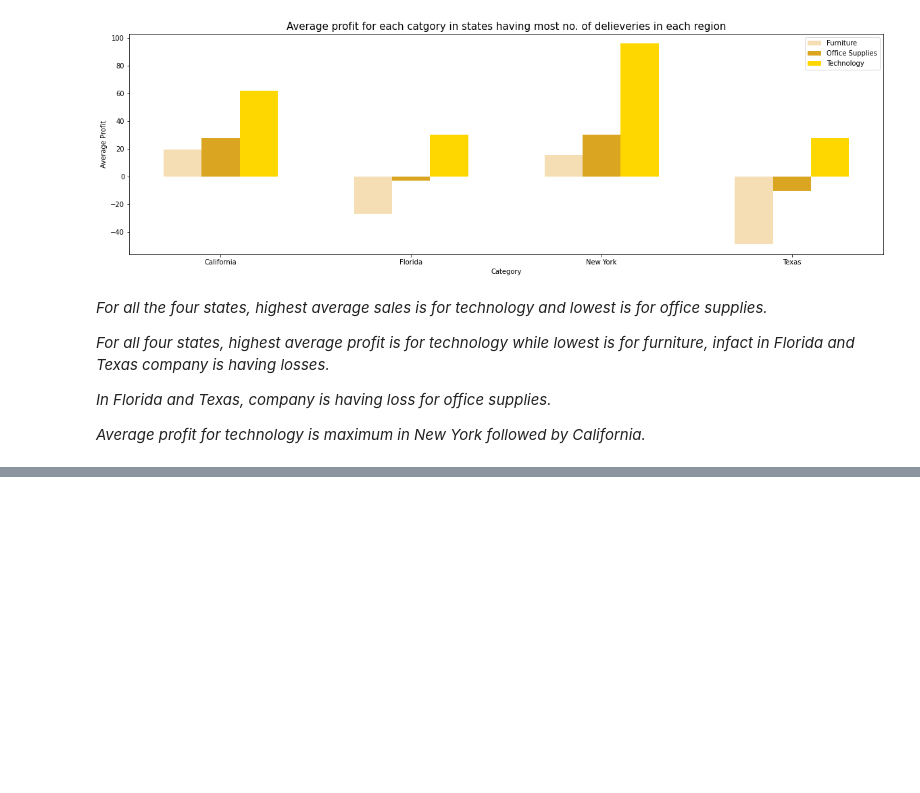
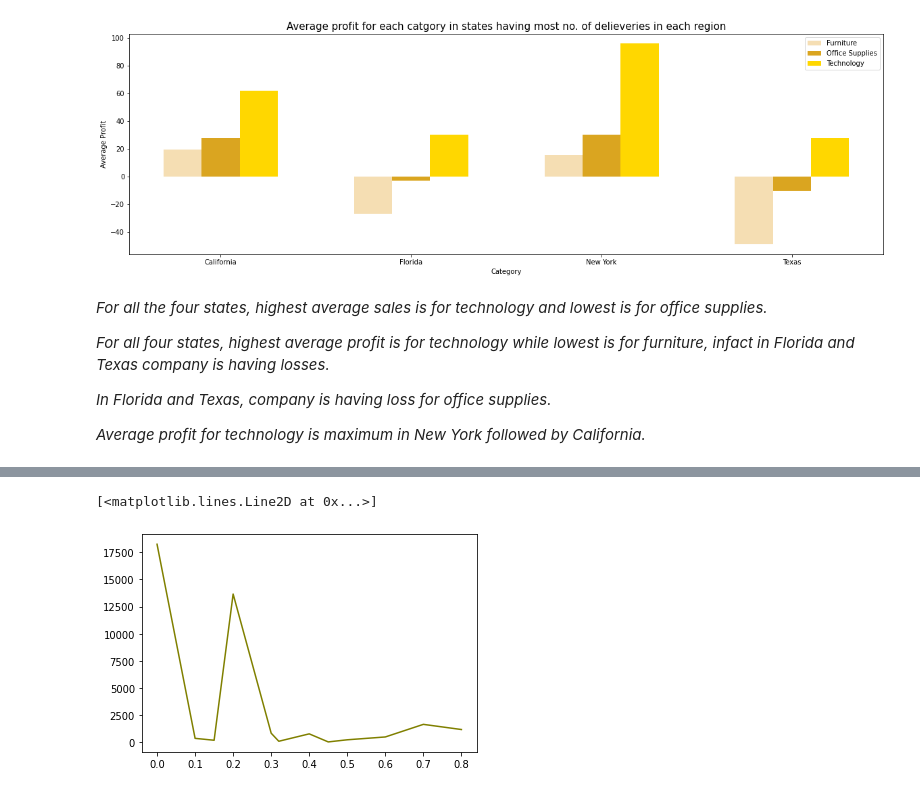
Before and after one commit to kiran9615/EDA_on_Sample_Superstore, a Jupyter notebook: task_3_EDA_on_Sample_Superstore.ipynb, the cells around one changed output, grey strips where cells are left out. Cells and saved outputs as stored; diff of their text form; code cells hidden in the pictures; blank space fills up the shorter version.

```diff
--- a/task_3_EDA_on_Sample_Superstore.ipynb
+++ b/task_3_EDA_on_Sample_Superstore.ipynb
@@ -697,0 +726,5 @@ plt.show()
+# %%
+#----------------------Block 37----------------------------------
+
+discount_quantity_relation_df=superstore_df.groupby('Discount').agg({'Quantity':'sum'}) #grouping by discount and calculate no. of quantities
+discount_quantity_relation_df
@@ -697,0 +746,7 @@ plt.show()
+# %%
+#----------------------Block 38----------------------------------
+
+plt.plot(discount_quantity_relation_df,color='olive') #line plot for block 36
+# %% [output]
+[<matplotlib.lines.Line2D at 0x...>]
+[figure, added]
```
Also changed, not shown: parts of 17 cells of this notebook.
